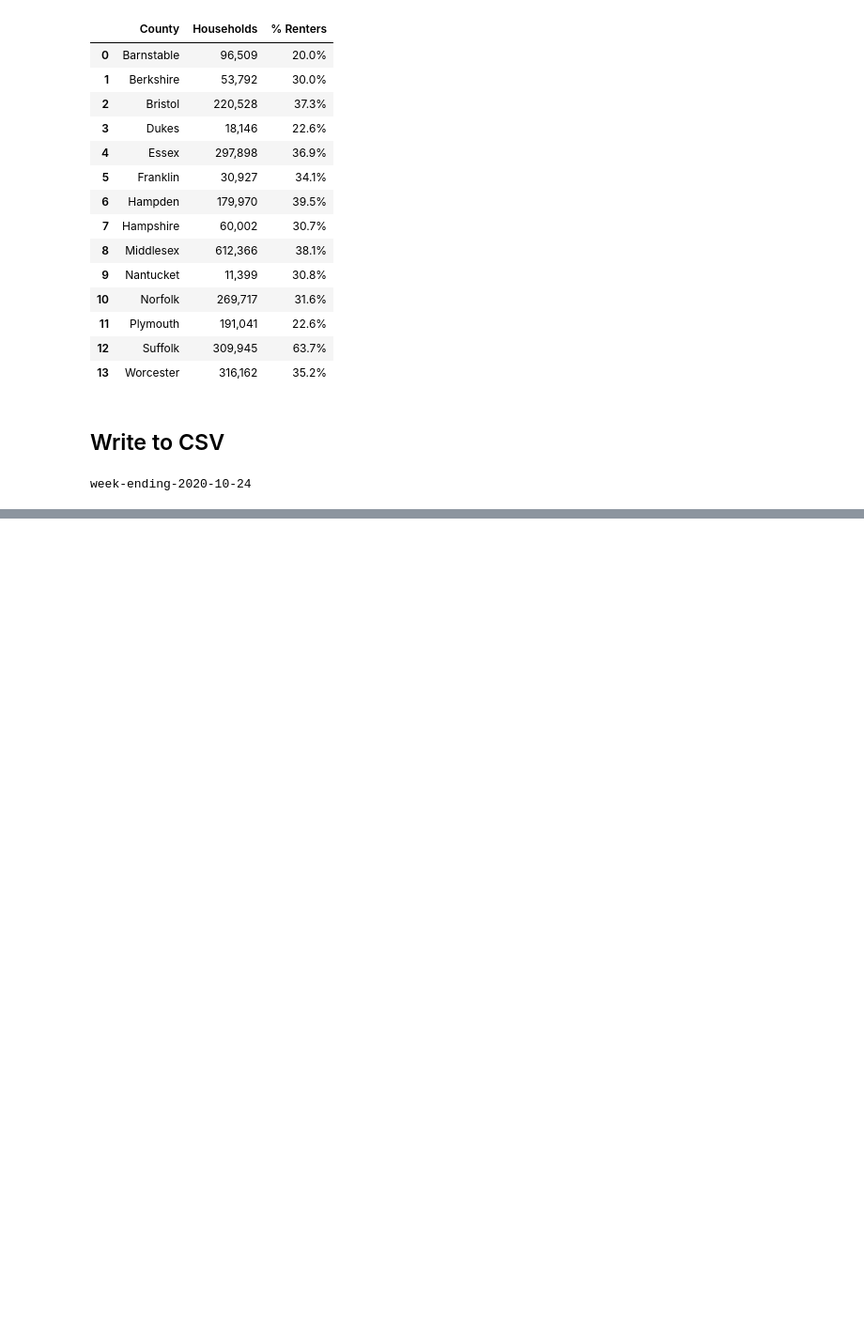
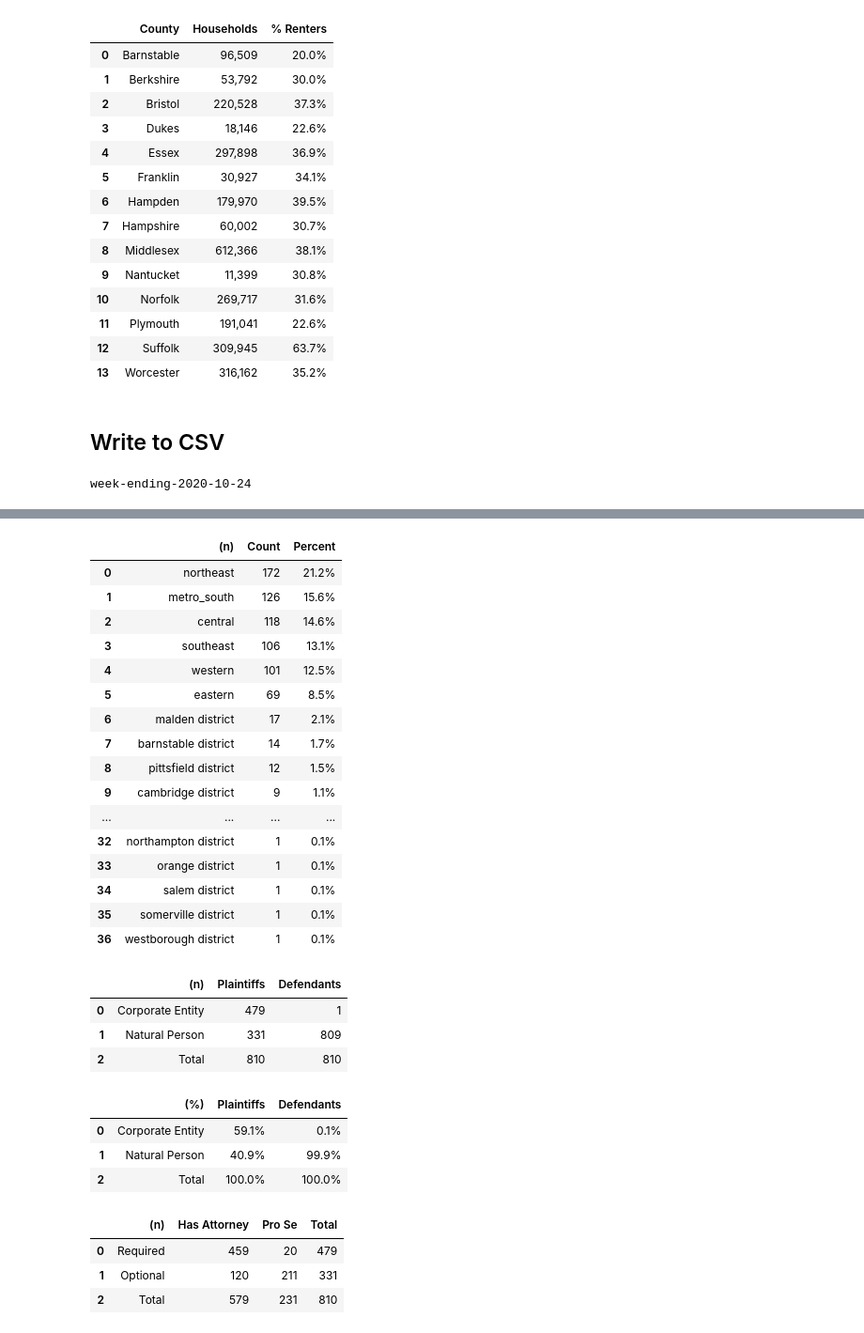
Before and after one commit to BU-Spark/AP-Evictions-Tracker, a Jupyter notebook: MassLandlordsScraper.ipynb, the cells around one changed output, grey strips where cells are left out. Shown at 94% size. Saved outputs shown, nothing was run; the diff lists cells and outputs as text; code cells hidden in the pictures; blank space fills up the shorter version.

```diff
--- a/MassLandlordsScraper.ipynb
+++ b/MassLandlordsScraper.ipynb
@@ -295,0 +779,80 @@ week-ending-2020-10-24
+# %%
+soup = getSoup(urls[4])
+a,b,c1,c2,c3,c4,c5,c6,c7,c8,c9,c10,c11,d,e,f = getSections(soup)
+
+# NOTE: Had to do the parsing for d manually, as its formatted differently than the 'c' section
+# remove beginning and ending newlines
+reg = re.compile('^\r\n')
+d = reg.sub('',d,count=1)
+reg2 = re.compile('\r\n\r\n\r\n$')
+d=reg2.sub('',d,count=1)
+d1 = d.split("\r\n\r\n")
+d1 = d1[1]
+# remove newline at the beginning of the table "block"
+reg = re.compile('^\r\n')
+d1 = reg.sub('',d1,count=1)
+
+# split the table into separate columns
+d1 = d1.split('\r\n')
+for index in range(len(d1)):
+    d1[index] = re.split('  +',d1[index])
+
+# load the data into a dataframe
+countyRentersPercent = pd.DataFrame(d1[1:],columns=['County', 'Households', '% Renters'])
+
+# Create dataframes for tables in 'c'
+courts = convertToDf(c1,1)
+partyTypeNum = convertToDf(c2,2)
+partyTypePercent = convertToDf(c3,3)
+plaintiffRepNum = convertToDf(c4,4)
+plaintiffRepPercent = convertToDf(c5,5)
+defendantRepNum = convertToDf(c6,6)
+defendantRepPercent = convertToDf(c7,7)
+numAdultsHouseholds = convertToDf(c8,8)
+initiatingAction = convertToDf(c9,9)
+ratePer100k = convertToDf(c10, 10)
+ratePer100kRenters = convertToDf(c11,11)
+
+# display data frames
+display(courts)
+display(partyTypeNum)
+display(partyTypePercent)
+display(plaintiffRepNum)
+display(plaintiffRepPercent)
+display(defendantRepNum)
+display(defendantRepPercent)
+display(numAdultsHouseholds)
+display(initiatingAction)
+display(ratePer100k)
+display(ratePer100kRenters)
+display(countyRentersPercent)
+# %% [output]
+|  | (n) | Count | Percent |
+| 0 | northeast | 172 | 21.2% |
+| 1 | metro_south | 126 | 15.6% |
+| 2 | central | 118 | 14.6% |
+| 3 | southeast | 106 | 13.1% |
+| 4 | western | 101 | 12.5% |
+| 5 | eastern | 69 | 8.5% |
+| 6 | malden district | 17 | 2.1% |
+| 7 | barnstable district | 14 | 1.7% |
+| 8 | pittsfield district | 12 | 1.5% |
+| 9 | cambridge district | 9 | 1.1% |
+| ... | ... | ... | ... |
+| 32 | northampton district | 1 | 0.1% |
+| 33 | orange district | 1 | 0.1% |
+| 34 | salem district | 1 | 0.1% |
+| 35 | somerville district | 1 | 0.1% |
+| 36 | westborough district | 1 | 0.1% |
+|  | (n) | Plaintiffs | Defendants |
+| 0 | Corporate Entity | 479 | 1 |
+| 1 | Natural Person | 331 | 809 |
+| 2 | Total | 810 | 810 |
+|  | (%) | Plaintiffs | Defendants |
+| 0 | Corporate Entity | 59.1% | 0.1% |
+| 1 | Natural Person | 40.9% | 99.9% |
+| 2 | Total | 100.0% | 100.0% |
+|  | (n) | Has Attorney | Pro Se | Total |
+| 0 | Required | 459 | 20 | 479 |
+| 1 | Optional | 120 | 211 | 331 |
+| 2 | Total | 579 | 231 | 810 |
```
Also changed, not shown: parts of 18 cells of this notebook, 6 other files.
